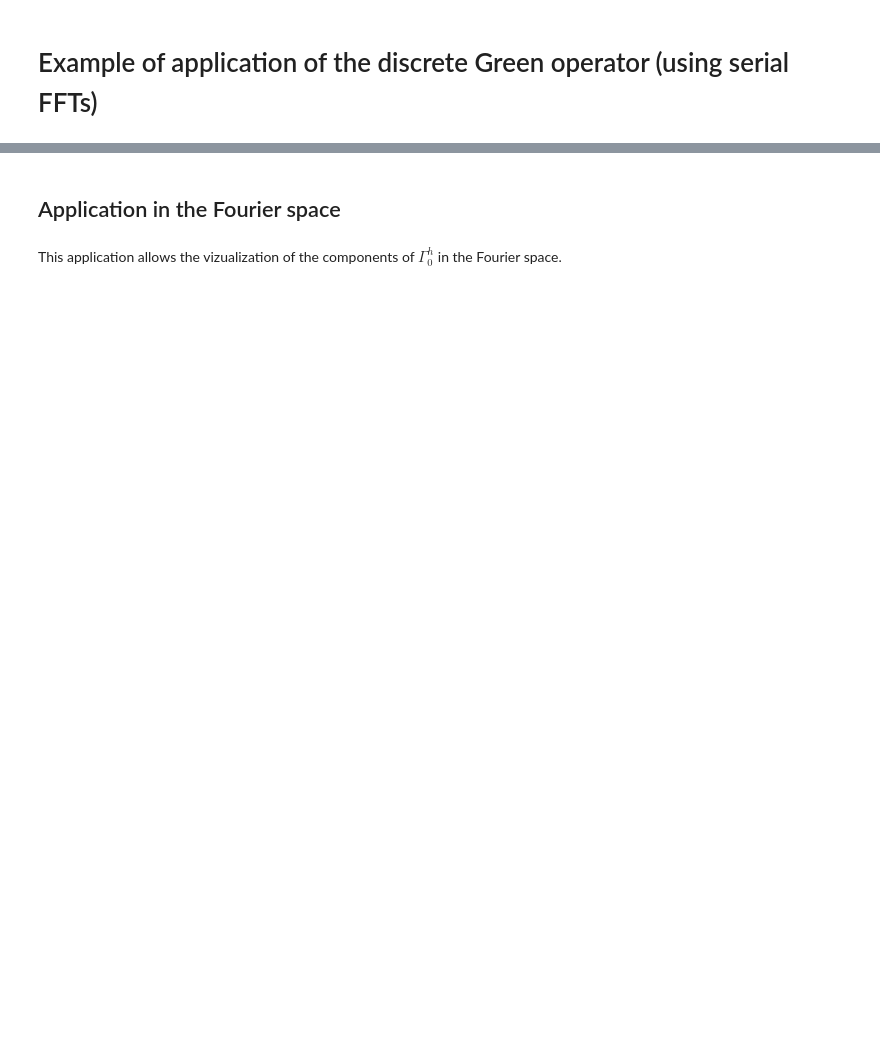
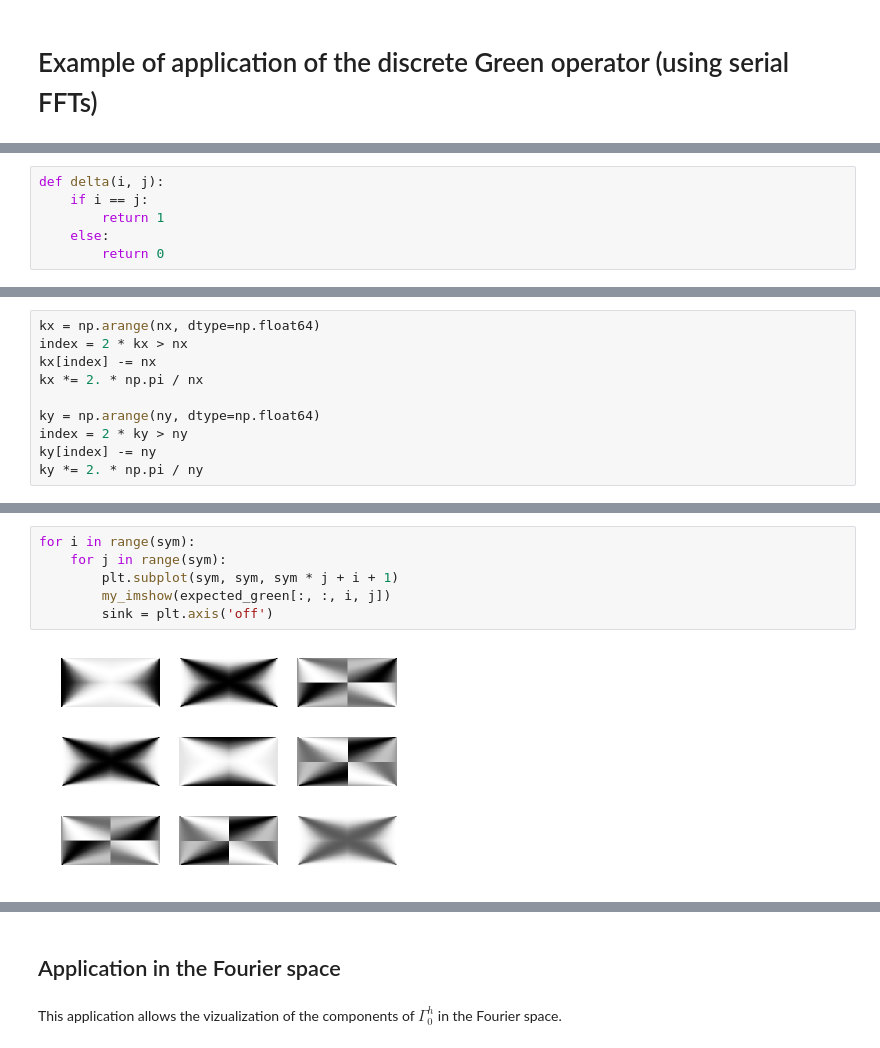
Before and after one commit to sbrisard/janus, a Jupyter notebook: serial_green_demo.ipynb, the cells around one changed output, grey strips where cells are left out. Cells and saved outputs as stored; diff of their text form; blank space fills up the shorter version.

```diff
--- a/serial_green_demo.ipynb
+++ b/serial_green_demo.ipynb
@@ -31,0 +38,6 @@ green = discretegreenop.TruncatedGreenOperator(greenop.create(mat), shape, h)
+# %%
+def delta(i, j):
+    if i == j:
+        return 1
+    else:
+        return 0
@@ -31,0 +58,10 @@ green = discretegreenop.TruncatedGreenOperator(greenop.create(mat), shape, h)
+# %%
+kx = np.arange(nx, dtype=np.float64)
+index = 2 * kx > nx
+kx[index] -= nx
+kx *= 2. * np.pi / nx
+
+ky = np.arange(ny, dtype=np.float64)
+index = 2 * ky > ny
+ky[index] -= ny
+ky *= 2. * np.pi / ny
@@ -31,0 +90,8 @@ green = discretegreenop.TruncatedGreenOperator(greenop.create(mat), shape, h)
+# %%
+for i in range(sym):
+    for j in range(sym):
+        plt.subplot(sym, sym, sym * j + i + 1)
+        my_imshow(expected_green[:, :, i, j])
+        sink = plt.axis('off')
+# %% [output]
+[figure, added]
```
Also changed, not shown: parts of 37 cells of this notebook.
